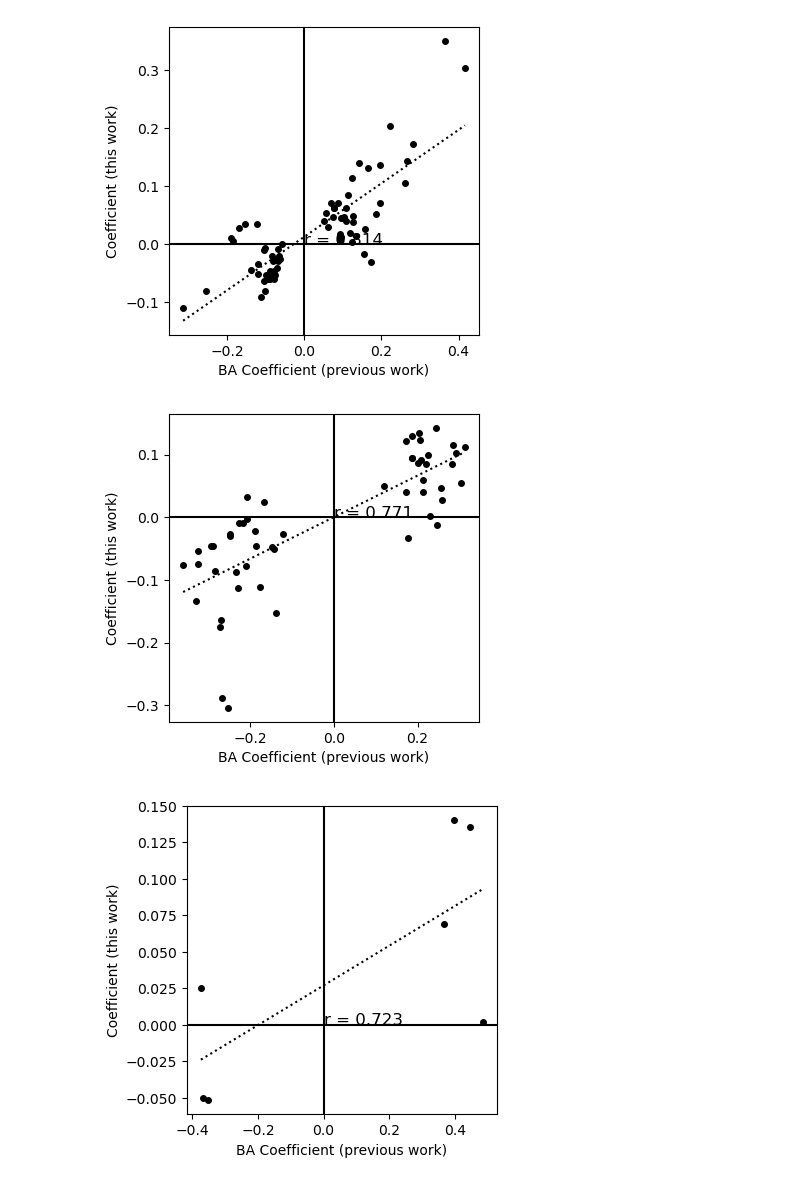
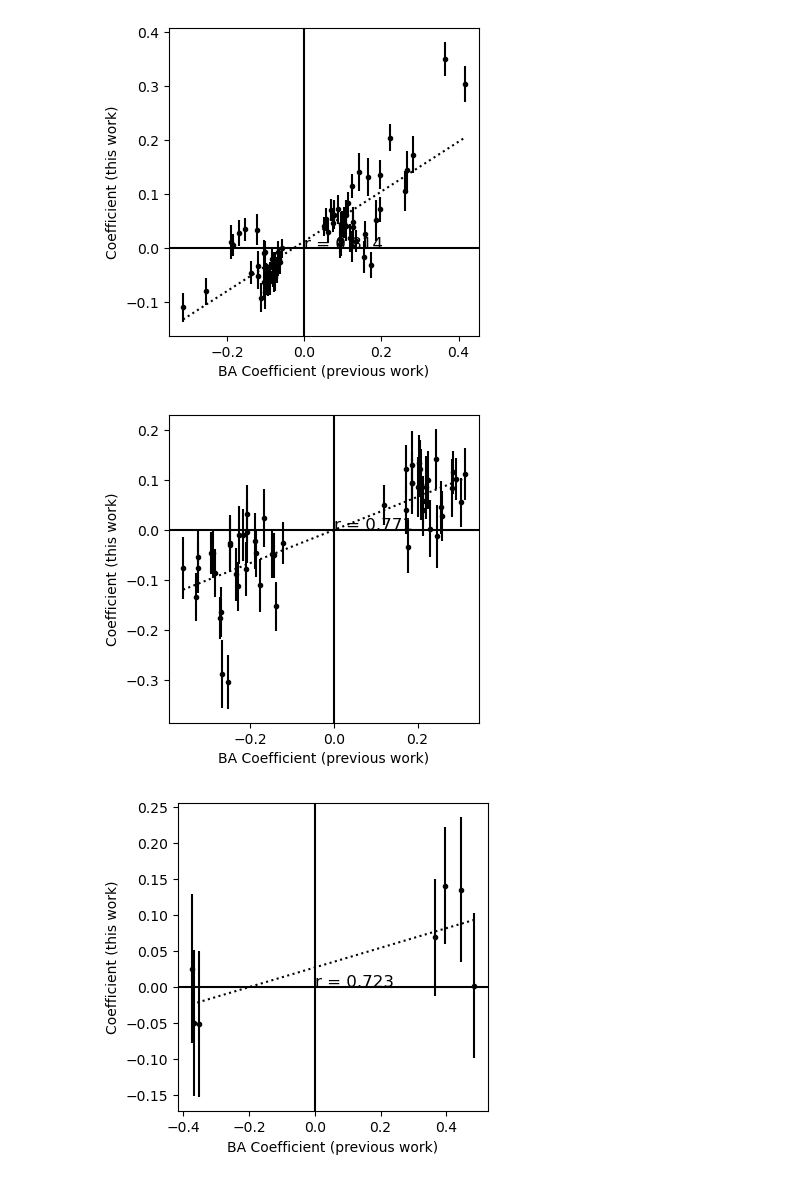
Before and after one commit to lehner-lab/whmatrixextms, a Jupyter notebook: whmatrixextms-validations.ipynb, the cells around one changed output. Drawn from its saved outputs; the diff is of its cells as text; code cells hidden in the pictures.

```diff
--- a/whmatrixextms-validations.ipynb
+++ b/whmatrixextms-validations.ipynb
@@ -556,16 +556,17 @@ avar_df['mut_order'] = [len(i.split('_')) for i in avar_df['id']]
 avar_df.loc[avar_df['id_ref']=='-0-','mut_order'] = 0
 
 #Add measured fitness
-avar_df = avar_df.merge(fitness_df.loc[:,['fitness', 'id_ref']], on = 'id_ref', how = 'outer')
-#Fill missing fitness with mean fitness at each order
-mut_order_means = avar_df.groupby('mut_order')[['fitness']].mean()
+avar_df = avar_df.merge(fitness_df.loc[:,['fitness', 'SE', 'id_ref']], on = 'id_ref', how = 'outer')
+#Fill missing fitness with mean fitness and errors at each order
+mut_order_fitness_means = avar_df.groupby('mut_order')[['fitness']].mean()
+mut_order_SE_means = avar_df.groupby('mut_order')[['SE']].mean()
 for i in range(11):
     if i!=0:
-        avar_df.loc[(avar_df['mut_order']==i) & (np.isnan(avar_df['fitness'])),'fitness'] = mut_order_means.iloc[i,:]['fitness']
+        avar_df.loc[(avar_df['mut_order']==i) & (np.isnan(avar_df['fitness'])),'fitness'] = mut_order_fitness_means.iloc[i,:]['fitness']
+        avar_df.loc[(avar_df['mut_order']==i) & (np.isnan(avar_df['SE'])),'SE'] = mut_order_SE_means.iloc[i,:]['SE']
 
-#Background-averaged epistatic coefficients
-avar_df['coef_BA_est'] = np.matmul(
-    np.matmul(
+#Background-averaged epistatic coefficients and errors
+vhmat = np.matmul(
         V_matrix(
             str_coef = avar_df['nt_seq'],
             num_states = [2,3,3,2,2,2,3,2,3,2],
@@ -574,8 +575,13 @@ avar_df['coef_BA_est'] = np.matmul(
             str_geno = avar_df['nt_seq'],
             str_coef = avar_df['nt_seq'],
             num_states = [2,3,3,2,2,2,3,2,3,2],
-            invert = False)),
+            invert = False))
+avar_df['coef_BA_est'] = np.matmul(
+    vhmat,
     avar_df['fitness'])
+avar_df['coef_BA_est_sigma'] = np.power(np.matmul(
+    vhmat*vhmat,
+    avar_df['SE']*avar_df['SE']), 0.5)
 
 #Merge with published coefficients
 var_df['id_ref'] = var_df['Mutant']
@@ -587,7 +593,9 @@ for i in [1,2,3,4,5,6]:
     corr_coef_BA = np.round(np.corrcoef(plot_df['coef_BA'], plot_df['coef_BA_est'])[0,1], 3)
     fig = plt.figure(figsize=(4,4))
     ax = fig.add_subplot()
-    plt.plot(plot_df['coef_BA'], plot_df['coef_BA_est'], '.', color = 'black', markersize = 8, linewidth=0)
+    plt.plot(plot_df['coef_BA'], plot_df['coef_BA_est'], '.', color = 'black', linewidth=0)
+    plt.errorbar(plot_df['coef_BA'], plot_df['coef_BA_est'],
+        color = 'black', yerr = [1.96*plot_df['coef_BA_est_sigma'], 1.96*plot_df['coef_BA_est_sigma']], fmt ='none')
     x = plot_df['coef_BA']
     y = plot_df['coef_BA_est']
     coef = np.polyfit(x, y,1)
@@ -607,6 +615,6 @@ for i in [1,2,3,4,5,6]:
-[figure, old version]
+[figure, new version]
-[figure, old version]
+[figure, new version]
-[figure, old version]
+[figure, new version]
 # %%
 #######################################################################
 ## Calculate background-averaged epistatic coefficients for eqFP611 ##
```
Also changed, not shown: parts of 2 cells of this notebook, 1 other file.
